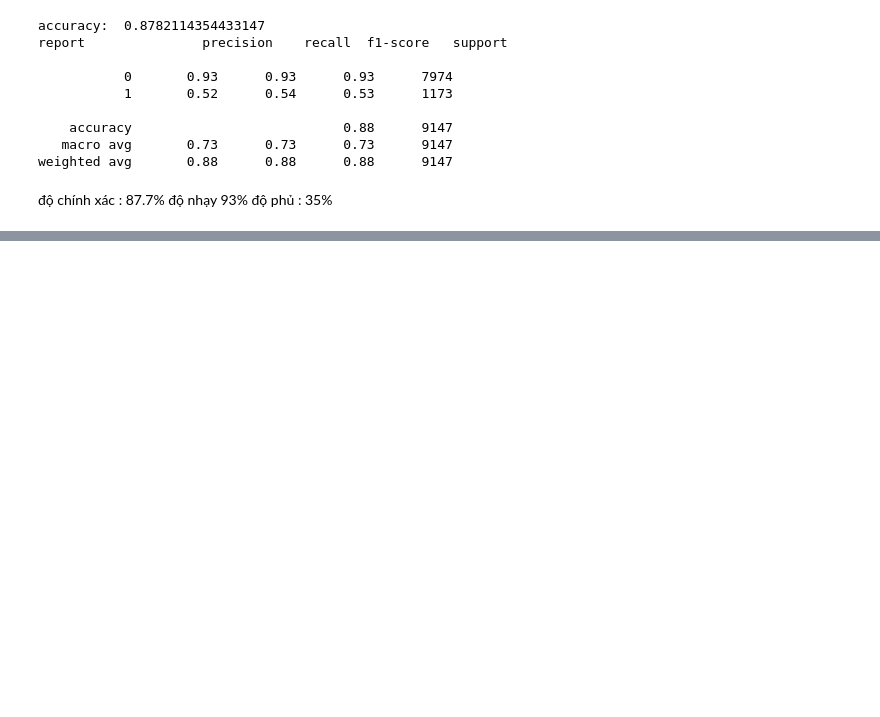
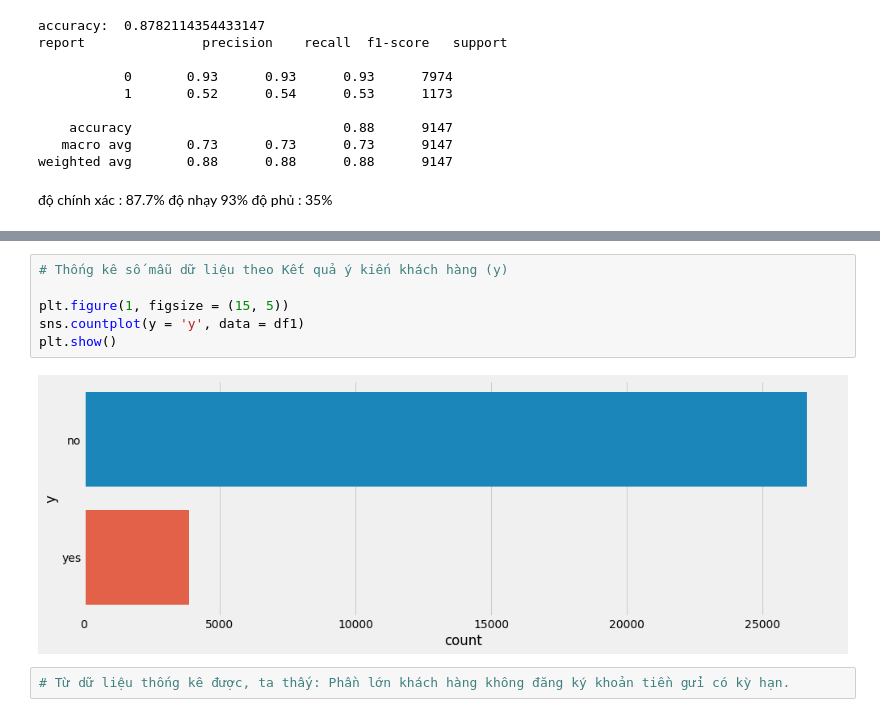
Before and after one commit to TuTuanLe/bank-additional-mining, a Jupyter notebook: mining.ipynb, the cells around one changed output, grey strips where cells are left out. Saved outputs shown, nothing was run; the diff lists cells and outputs as text; blank space fills up the shorter version.

```diff
--- a/mining.ipynb
+++ b/mining.ipynb
@@ -263,0 +283,10 @@ weighted avg       0.88      0.88      0.88      9147
+# %%
+# Thống kê số mẫu dữ liệu theo Kết quả ý kiến khách hàng (y)
+
+plt.figure(1, figsize = (15, 5))
+sns.countplot(y = 'y', data = df1)
+plt.show()
+# %% [output]
+[figure, added]
+# %%
+# Từ dữ liệu thống kê được, ta thấy: Phần lớn khách hàng không đăng ký khoản tiền gửi có kỳ hạn.
```
Also changed, not shown: parts of 22 cells of this notebook.
